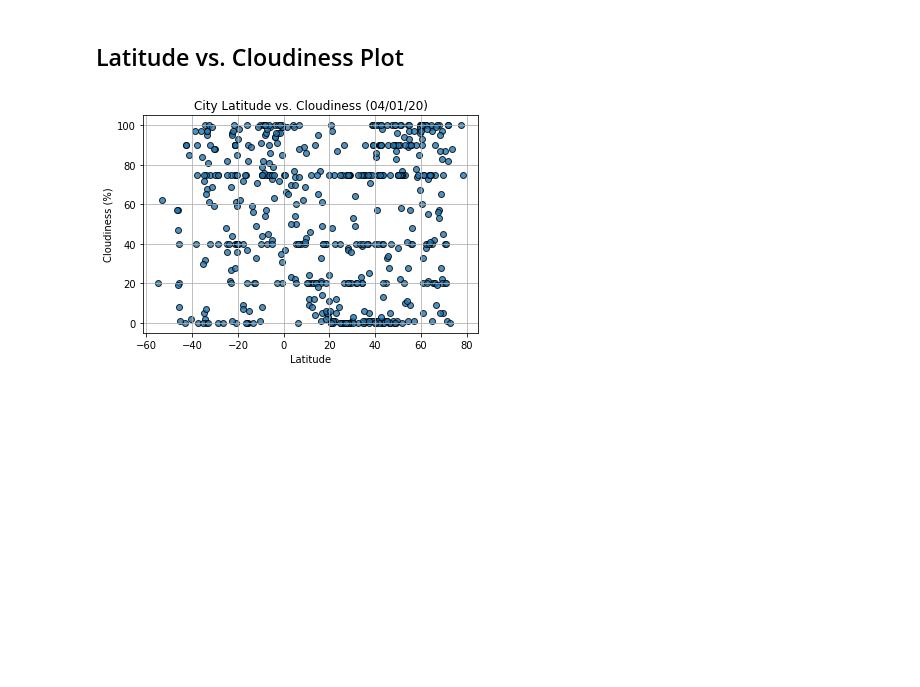
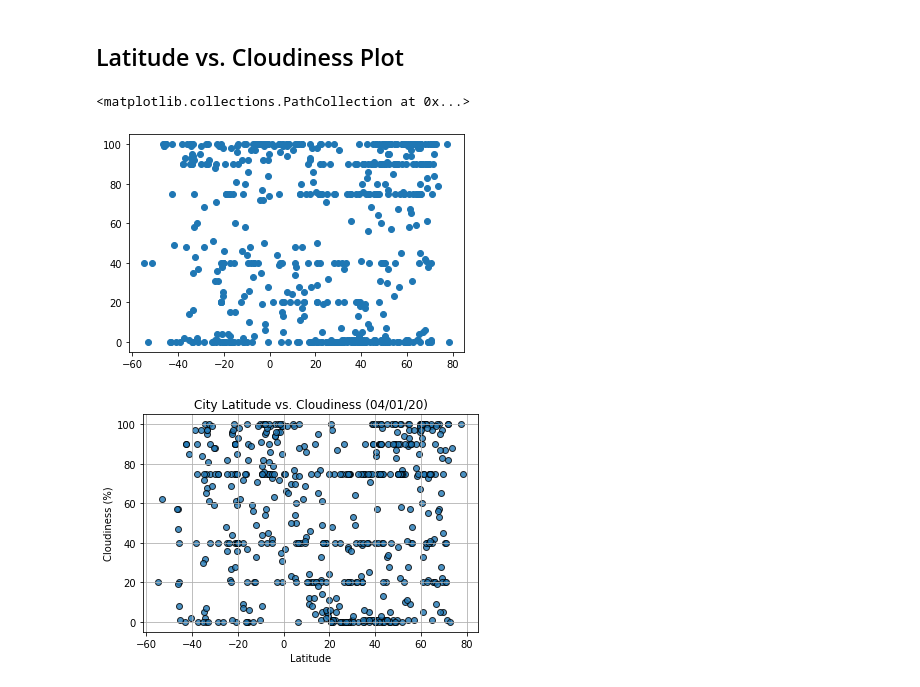
Before and after one commit to a-prospero/python-api-challenge, a Jupyter notebook: WeatherPy/WeatherPy.ipynb, the cells around one changed output. Drawn from its saved outputs; the diff is of its cells as text; code cells hidden in the pictures; blank space fills up the shorter version.

```diff
--- a/WeatherPy/WeatherPy.ipynb
+++ b/WeatherPy/WeatherPy.ipynb
@@ -248,6 +281,11 @@ Int64Index([], dtype='int64')
 [figure]
 # %% [markdown]
 ## Latitude vs. Cloudiness Plot
+# %%
+plt.scatter(weather_data["Lat"], weather_data["Cloudiness"])
+# %% [output]
+<matplotlib.collections.PathCollection at 0x...>
+[figure, added]
 # %%
 # %% [output]
 [figure]
```
Also changed, not shown: parts of 17 cells of this notebook, 3 other files.
